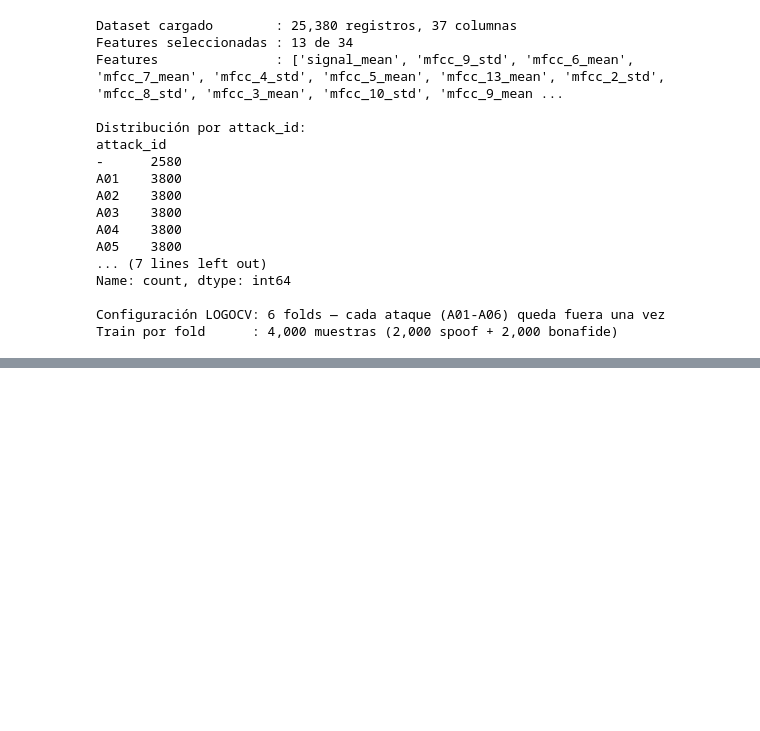
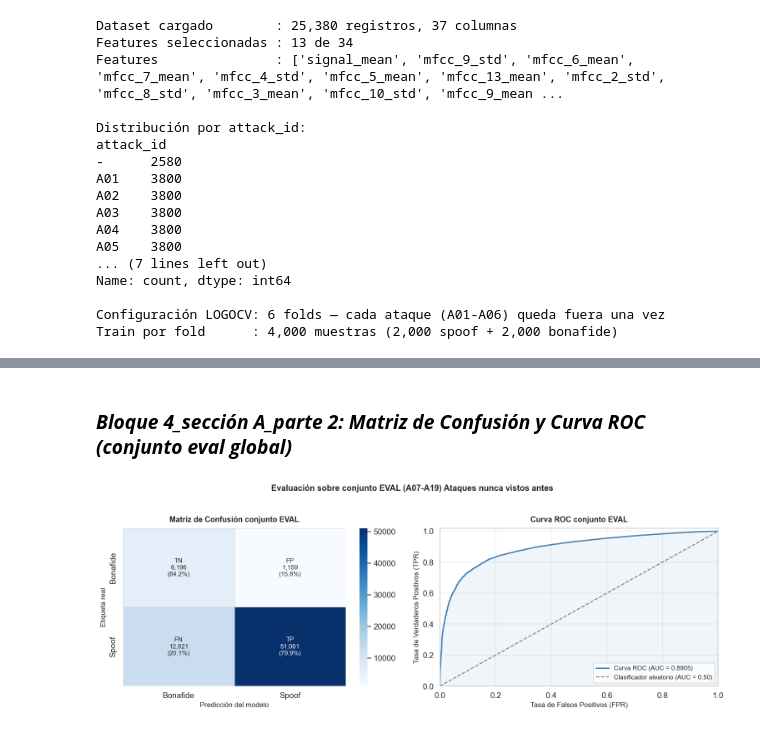
Before and after one commit to LechuMamais/Reto_Inteligencia_Artificial_Liliana_Daniele_Alexis, a Jupyter notebook: Modelos/Modelos_ETL1/Modelo4_ETL1.ipynb, the cells around one changed output, grey strips where cells are left out. Saved outputs shown, nothing was run; the diff lists cells and outputs as text; code cells hidden in the pictures; blank space fills up the shorter version.

Commit message:
Daniele: ultimo modelo de la fase 1 completado (evaluación sobre el conjunto EVAL (A07-A19) y sobre nuestras grabaciones test_voces). FASE ETL1 COMPLETADA!

```diff
--- a/Modelos/Modelos_ETL1/Modelo4_ETL1.ipynb
+++ b/Modelos/Modelos_ETL1/Modelo4_ETL1.ipynb
@@ -545,0 +505,51 @@ El resultado combinado de LOGOCV (generalización ante ataques desconocidos) + e
+# %% [markdown]
+### ***Bloque 4_sección A_parte 2: Matriz de Confusión y Curva ROC (conjunto eval global)***
+# %%
+# Bloque 4_sección A_parte 2: Matriz de Confusión y Curva ROC (conjunto eval global)
+
+fpr, tpr, _ = roc_curve(y_eval, y_prob_eval)
+roc_auc_e   = sklearn_auc(fpr, tpr)
+
+fig, axes = plt.subplots(1, 2, figsize=(14, 5))
+fig.suptitle(
+    'Evaluación sobre conjunto EVAL (A07-A19) Ataques nunca vistos antes',
+    fontsize=13, fontweight='bold', y=1.02
+)
+
+# Matriz de confusión
+cm     = confusion_matrix(y_eval, y_pred_eval)
+cm_pct = cm.astype(float) / cm.sum(axis=1, keepdims=True) * 100
+annots = [[f'TN\n{cm[0,0]:,}\n({cm_pct[0,0]:.1f}%)',
+           f'FP\n{cm[0,1]:,}\n({cm_pct[0,1]:.1f}%)'],
+          [f'FN\n{cm[1,0]:,}\n({cm_pct[1,0]:.1f}%)',
+           f'TP\n{cm[1,1]:,}\n({cm_pct[1,1]:.1f}%)']]
+
+sns.heatmap(
+    cm, annot=annots, fmt='', cmap='Blues', ax=axes[0],
+    xticklabels=['Bonafide', 'Spoof'],
+    yticklabels=['Bonafide', 'Spoof'],
+    linewidths=0.5, linecolor='lightgray', cbar=True,
+    annot_kws={'size': 10}
+)
+axes[0].set_title('Matriz de Confusión conjunto EVAL', fontsize=12, pad=10)
+axes[0].set_xlabel('Predicción del modelo', fontsize=11)
+axes[0].set_ylabel('Etiqueta real', fontsize=11)
+
+# Curva ROC
+axes[1].plot(fpr, tpr, color='steelblue', lw=2,
+             label=f'Curva ROC (AUC = {roc_auc_e:.4f})')
+axes[1].plot([0, 1], [0, 1], color='gray', lw=1.5, linestyle='--',
+             label='Clasificador aleatorio (AUC = 0.50)')
+axes[1].fill_between(fpr, tpr, alpha=0.08, color='steelblue')
+axes[1].set_xlim([0.0, 1.0])
+axes[1].set_ylim([0.0, 1.02])
+axes[1].set_xlabel('Tasa de Falsos Positivos (FPR)', fontsize=11)
+axes[1].set_ylabel('Tasa de Verdaderos Positivos (TPR)', fontsize=11)
+axes[1].set_title('Curva ROC conjunto EVAL', fontsize=12, pad=10)
+axes[1].legend(loc='lower right', fontsize=10)
+axes[1].grid(True, alpha=0.4)
+
+plt.tight_layout()
+plt.show()
+# %% [output]
+[figure, added]
```
Also changed, not shown: parts of 30 cells of this notebook.
